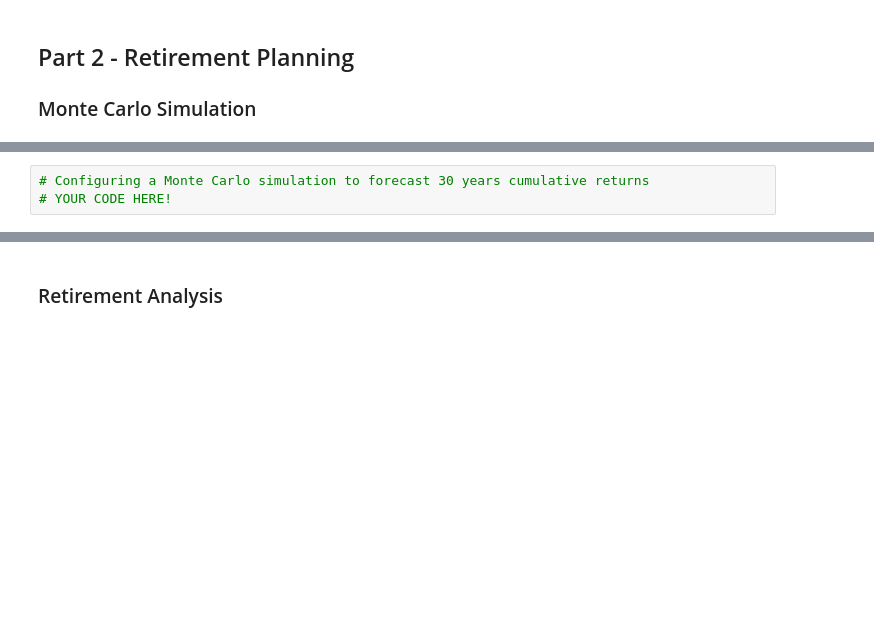
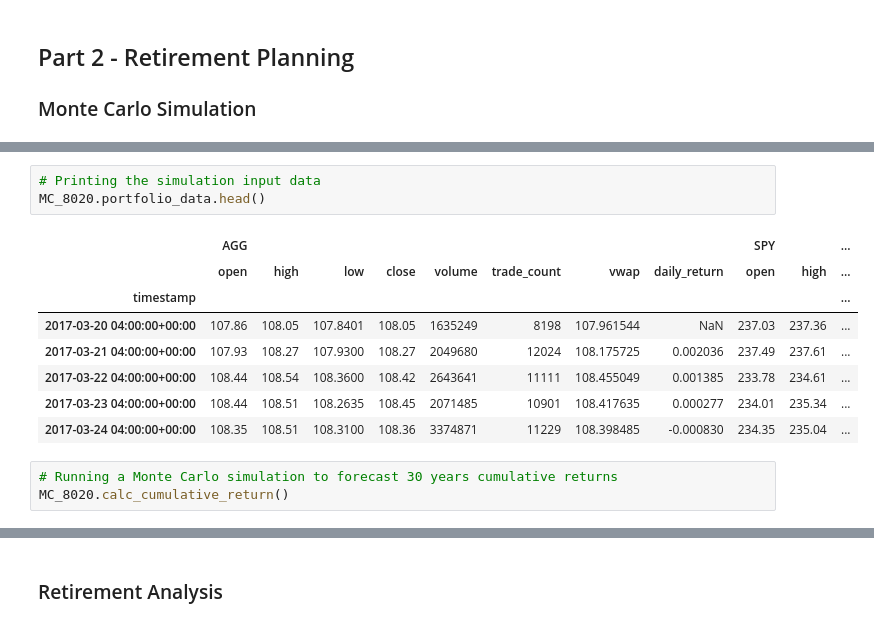
Before and after one commit to a-altman/api-financial-planning, a Jupyter notebook: financial-planner.ipynb, the cells around one changed output, grey strips where cells are left out. Cells and saved outputs as stored; diff of their text form; blank space fills up the shorter version.

```diff
--- a/financial-planner.ipynb
+++ b/financial-planner.ipynb
@@ -190,3 +203,15 @@ df_stock_data.head()
+# %%
+# Printing the simulation input data
+MC_8020.portfolio_data.head()
+# %% [output]
+|  | AGG |  |  |  |  |  |  |  | SPY |  | ... |
+|  | open | high | low | close | volume | trade_count | vwap | daily_return | open | high | ... |
+| timestamp |  |  |  |  |  |  |  |  |  |  | ... |
+| 2017-03-20 04:00:00+00:00 | 107.86 | 108.05 | 107.8401 | 108.05 | 1635249 | 8198 | 107.961544 | NaN | 237.03 | 237.36 | ... |
+| 2017-03-21 04:00:00+00:00 | 107.93 | 108.27 | 107.9300 | 108.27 | 2049680 | 12024 | 108.175725 | 0.002036 | 237.49 | 237.61 | ... |
+| 2017-03-22 04:00:00+00:00 | 108.44 | 108.54 | 108.3600 | 108.42 | 2643641 | 11111 | 108.455049 | 0.001385 | 233.78 | 234.61 | ... |
+| 2017-03-23 04:00:00+00:00 | 108.44 | 108.51 | 108.2635 | 108.45 | 2071485 | 10901 | 108.417635 | 0.000277 | 234.01 | 235.34 | ... |
+| 2017-03-24 04:00:00+00:00 | 108.35 | 108.51 | 108.3100 | 108.36 | 3374871 | 11229 | 108.398485 | -0.000830 | 234.35 | 235.04 | ... |
 # %%
-# Configuring a Monte Carlo simulation to forecast 30 years cumulative returns
-# YOUR CODE HERE!
+# Running a Monte Carlo simulation to forecast 30 years cumulative returns
+MC_8020.calc_cumulative_return()
```
Also changed, not shown: parts of 13 cells of this notebook.
